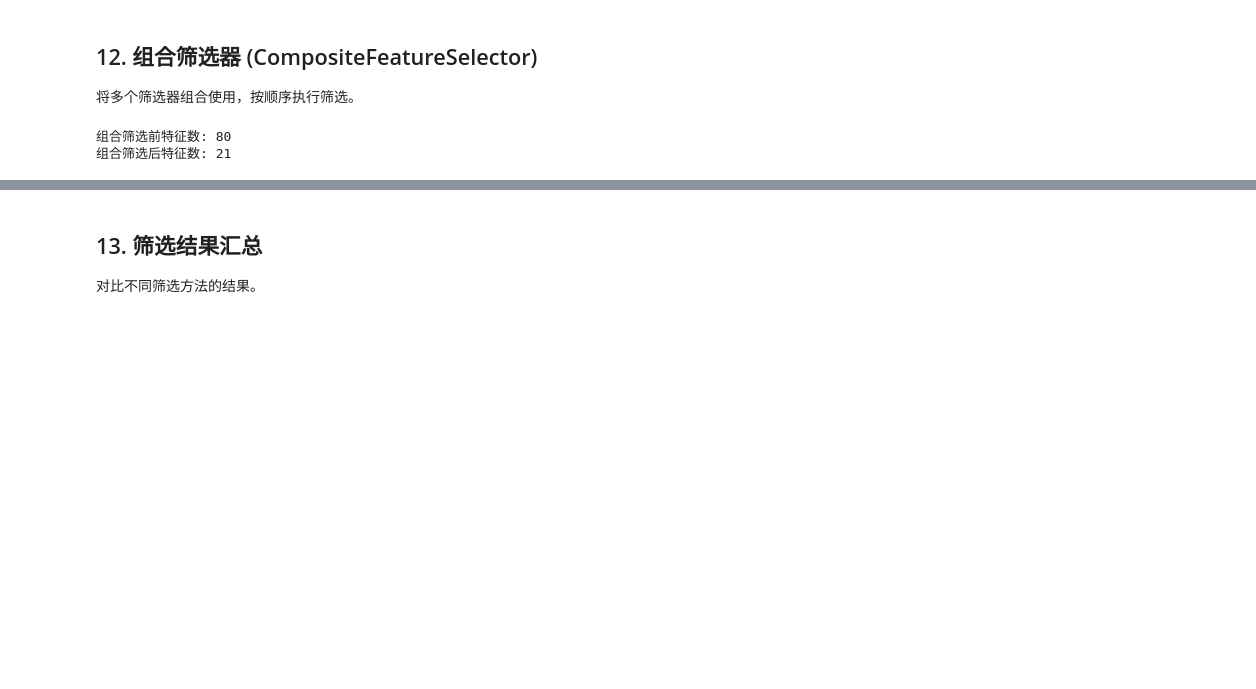
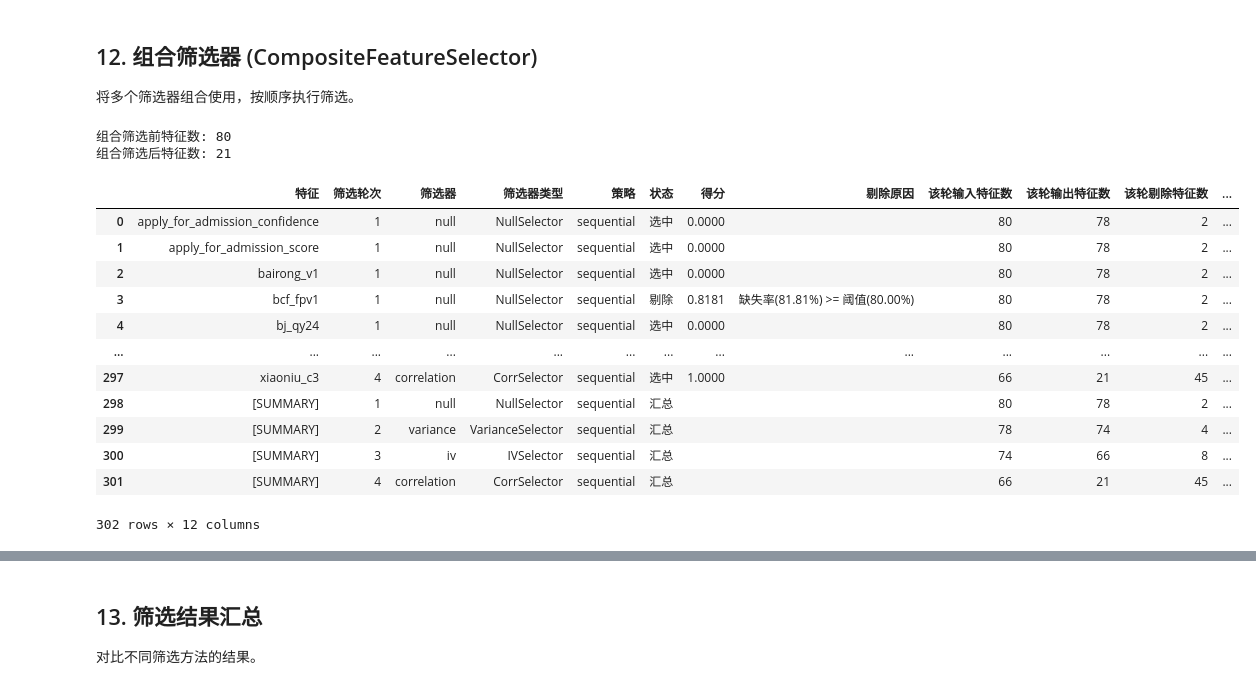
Before and after one commit to hengshu-credit/hscredit, a Jupyter notebook: examples/03_selectors.ipynb, the cells around one changed output, grey strips where cells are left out. Cells and saved outputs as stored; diff of their text form; code cells hidden in the pictures; blank space fills up the shorter version.

```diff
--- a/examples/03_selectors.ipynb
+++ b/examples/03_selectors.ipynb
@@ -341,21 +341,36 @@ Length: 80, dtype: float64
 # %%
 # 组合筛选演示
 composite_selector = CompositeFeatureSelector(
     selectors=[
         ('null', NullSelector(threshold=0.8)),
         ('variance', VarianceSelector(threshold=0.01)),
         ('iv', IVSelector(threshold=0.02)),
         ('correlation', CorrSelector(threshold=0.8))
     ],
     strategy='sequential'  # 或 'union', 'intersection'
 )
 
 X_composite = composite_selector.fit_transform(X, y)
 print(f"组合筛选前特征数: {X.shape[1]}")
 print(f"组合筛选后特征数: {X_composite.shape[1]}")
 
 # 查看筛选报告
-report = composite_selector.get_selection_report()
+report = composite_selector.get_selection_report_df()
+# pd.DataFrame(report['剔除详情'])
+composite_selector.get_selection_report_df()
 # %% [output]
 组合筛选前特征数: 80
 组合筛选后特征数: 21
+|  | 特征 | 筛选轮次 | 筛选器 | 筛选器类型 | 策略 | 状态 | 得分 | 剔除原因 | 该轮输入特征数 | 该轮输出特征数 | 该轮剔除特征数 | ... |
+| 0 | apply_for_admission_confidence | 1 | null | NullSelector | sequential | 选中 | 0.0000 |  | 80 | 78 | 2 | ... |
+| 1 | apply_for_admission_score | 1 | null | NullSelector | sequential | 选中 | 0.0000 |  | 80 | 78 | 2 | ... |
+| 2 | bairong_v1 | 1 | null | NullSelector | sequential | 选中 | 0.0000 |  | 80 | 78 | 2 | ... |
+| 3 | bcf_fpv1 | 1 | null | NullSelector | sequential | 剔除 | 0.8181 | 缺失率(81.81%) >= 阈值(80.00%) | 80 | 78 | 2 | ... |
+| 4 | bj_qy24 | 1 | null | NullSelector | sequential | 选中 | 0.0000 |  | 80 | 78 | 2 | ... |
+| ... | ... | ... | ... | ... | ... | ... | ... | ... | ... | ... | ... | ... |
+| 297 | xiaoniu_c3 | 4 | correlation | CorrSelector | sequential | 选中 | 1.0000 |  | 66 | 21 | 45 | ... |
+| 298 | [SUMMARY] | 1 | null | NullSelector | sequential | 汇总 |  |  | 80 | 78 | 2 | ... |
+| 299 | [SUMMARY] | 2 | variance | VarianceSelector | sequential | 汇总 |  |  | 78 | 74 | 4 | ... |
+| 300 | [SUMMARY] | 3 | iv | IVSelector | sequential | 汇总 |  |  | 74 | 66 | 8 | ... |
+| 301 | [SUMMARY] | 4 | correlation | CorrSelector | sequential | 汇总 |  |  | 66 | 21 | 45 | ... |
+302 rows × 12 columns
```
Also changed, not shown: parts of 3 cells of this notebook, 16 other files.
